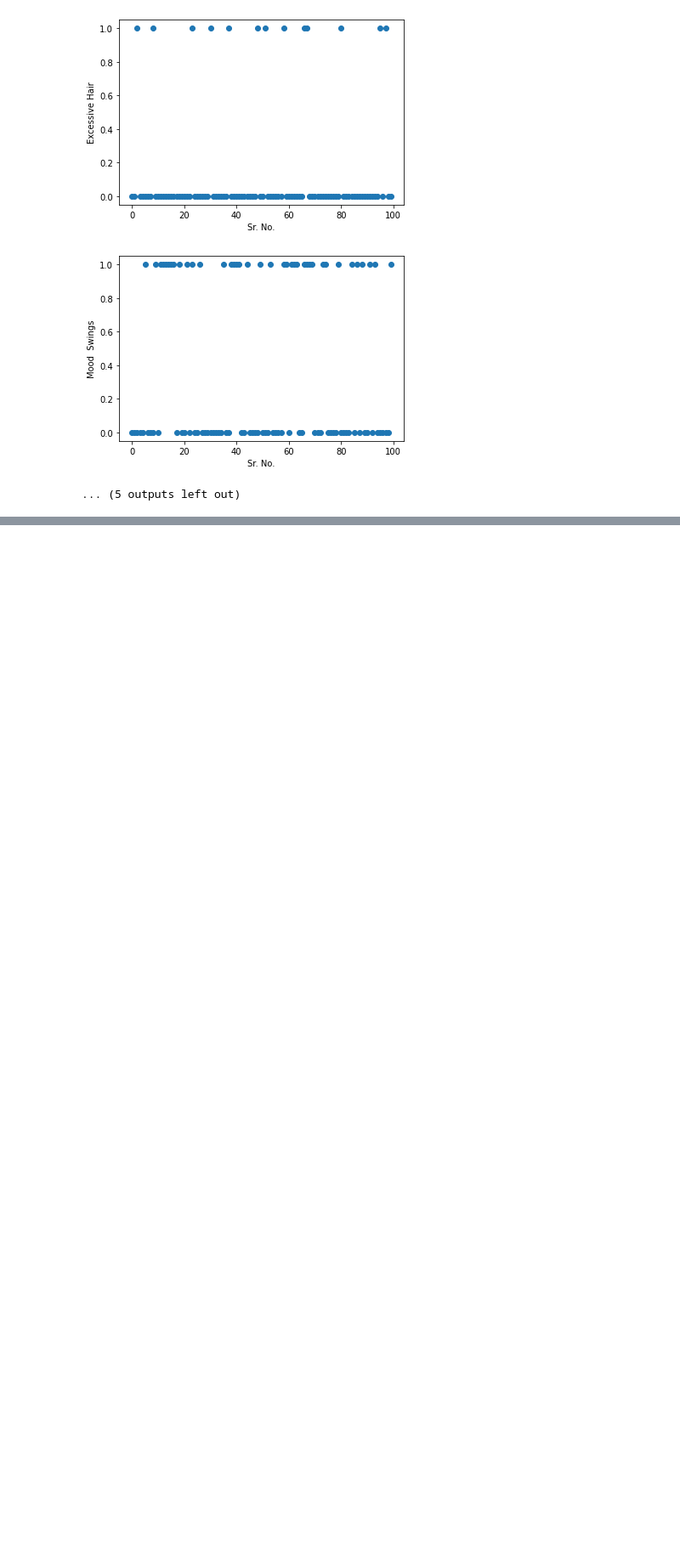
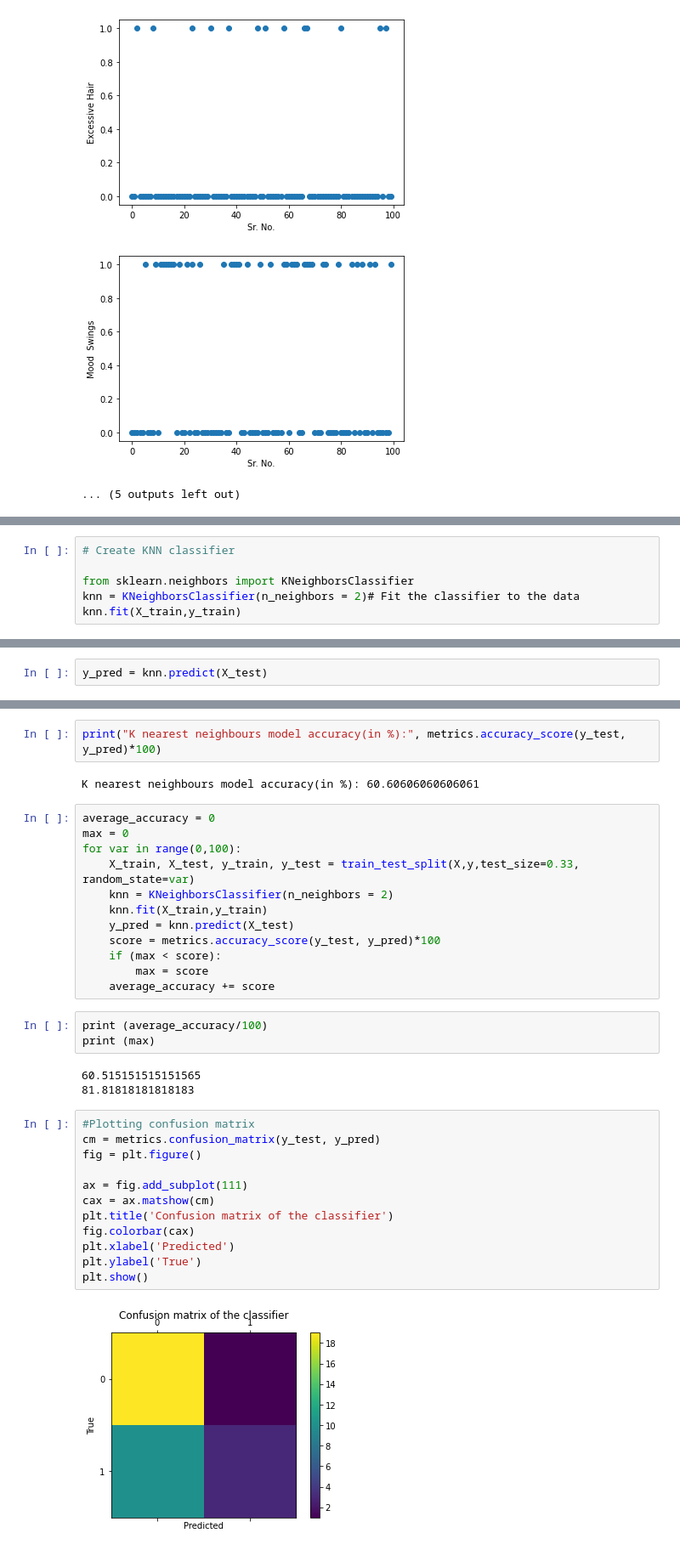
Before and after one commit to sayyedtabish/ML-Projects, a Jupyter notebook: Final.ipynb, the cells around one changed output, grey strips where cells are left out. Shown at 85% size. Cells and saved outputs as stored; diff of their text form; blank space fills up the shorter version.

```diff
--- a/Final.ipynb
+++ b/Final.ipynb
@@ -126,0 +183,6 @@ cb.ax.tick_params(labelsize=10)
+# %%
+# Create KNN classifier
+
+from sklearn.neighbors import KNeighborsClassifier
+knn = KNeighborsClassifier(n_neighbors = 2)# Fit the classifier to the data
+knn.fit(X_train,y_train)
@@ -126,0 +193,2 @@ cb.ax.tick_params(labelsize=10)
+# %%
+y_pred = knn.predict(X_test)
@@ -126,0 +199,36 @@ cb.ax.tick_params(labelsize=10)
+# %%
+print("K nearest neighbours model accuracy(in %):", metrics.accuracy_score(y_test, y_pred)*100)
+# %% [output]
+K nearest neighbours model accuracy(in %): 60.60606060606061
+# %%
+average_accuracy = 0
+max = 0
+for var in range(0,100):
+    X_train, X_test, y_train, y_test = train_test_split(X,y,test_size=0.33, random_state=var)
+    knn = KNeighborsClassifier(n_neighbors = 2)
+    knn.fit(X_train,y_train)
+    y_pred = knn.predict(X_test)
+    score = metrics.accuracy_score(y_test, y_pred)*100
+    if (max < score):
+        max = score
+    average_accuracy += score
+# %%
+print (average_accuracy/100)
+print (max)
+# %% [output]
+60.515151515151565
+81.81818181818183
+# %%
+#Plotting confusion matrix
+cm = metrics.confusion_matrix(y_test, y_pred)
+fig = plt.figure()
+
+ax = fig.add_subplot(111)
+cax = ax.matshow(cm)
+plt.title('Confusion matrix of the classifier')
+fig.colorbar(cax)
+plt.xlabel('Predicted')
+plt.ylabel('True')
+plt.show()
+# %% [output]
+[figure, added]
```
Also changed, not shown: parts of 18 cells of this notebook.
